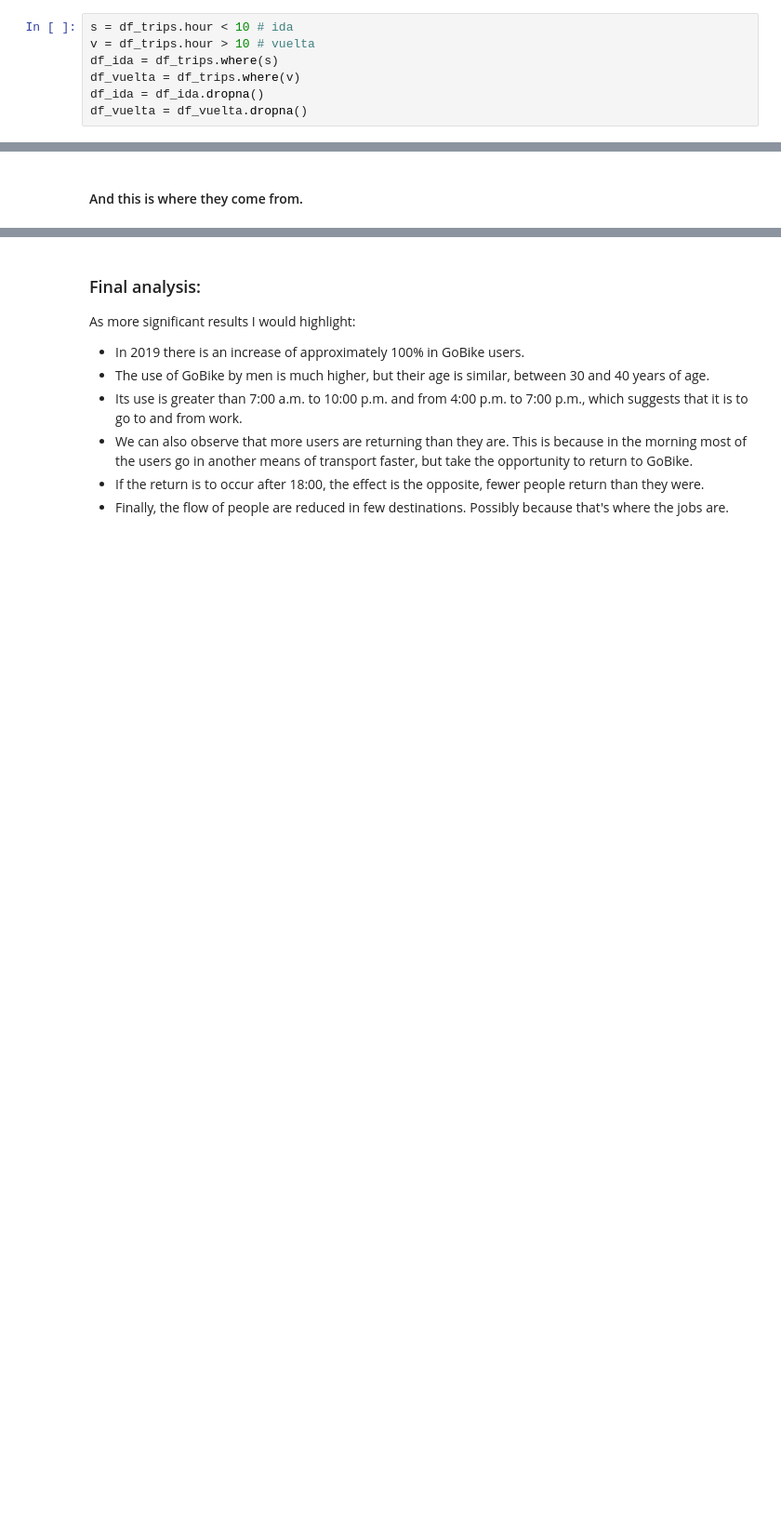
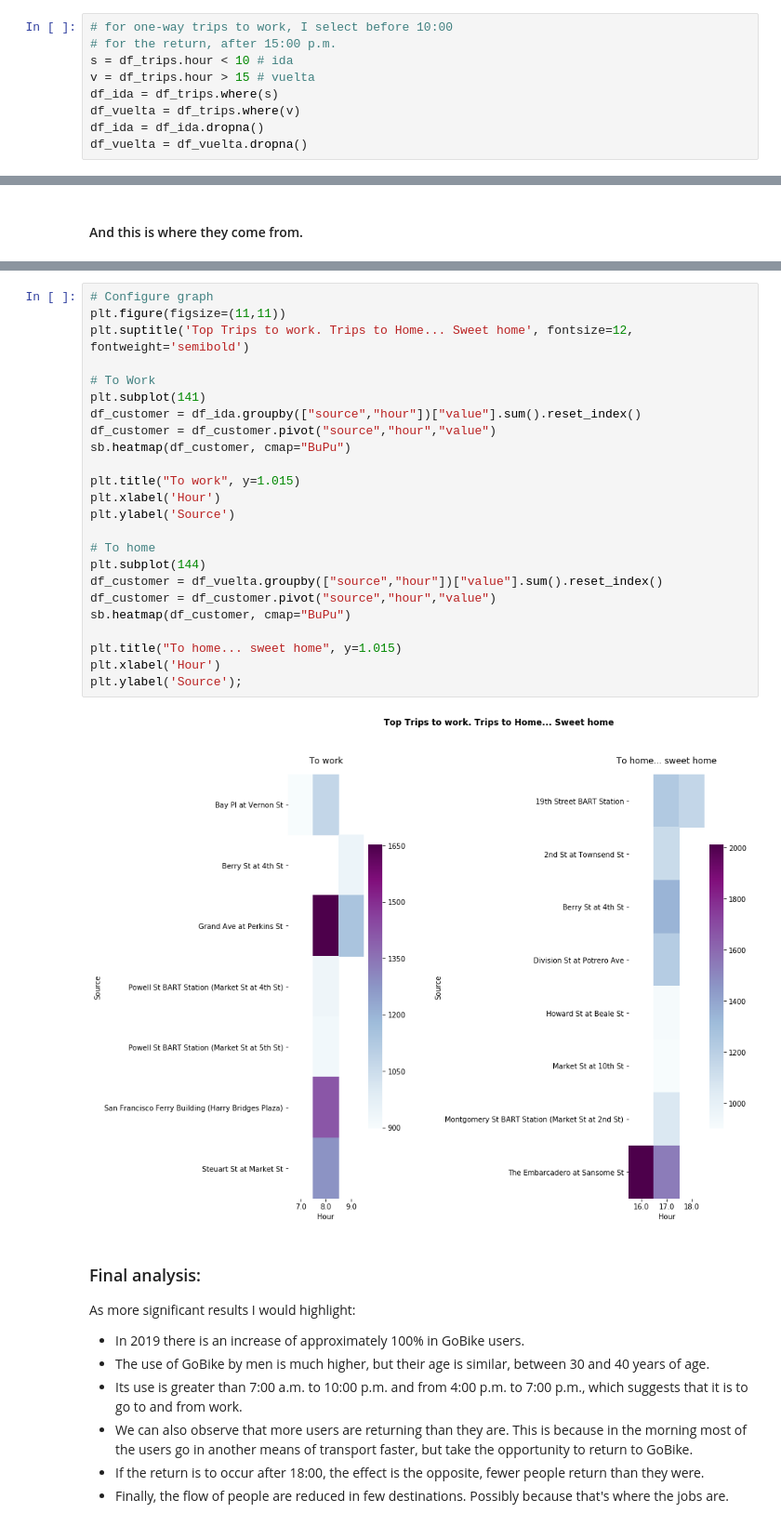
Before and after one commit to apozuelog/Data-visualization-project, a Jupyter notebook: exploration.ipynb, the cells around one changed output, grey strips where cells are left out. Shown at 93% size. Cells and saved outputs as stored; diff of their text form; blank space fills up the shorter version.

```diff
--- a/exploration.ipynb
+++ b/exploration.ipynb
@@ -442,8 +442,10 @@ df_trips.head()
 # %% [markdown]
 #### I check that the trips are usually round trip from work
 # %%
+# for one-way trips to work, I select before 10:00
+# for the return, after 15:00 p.m.
 s = df_trips.hour < 10 # ida
-v = df_trips.hour > 10 # vuelta
+v = df_trips.hour > 15 # vuelta
 df_ida = df_trips.where(s)
 df_vuelta = df_trips.where(v)
 df_ida = df_ida.dropna()
@@ -545,3 +586,29 @@ SankeyWidget(layout=Layout(height='400', width='800'), linkLabelFormat='.1f', li
+# %%
+# Configure graph
+plt.figure(figsize=(11,11))
+plt.suptitle('Top Trips to work. Trips to Home... Sweet home', fontsize=12, fontweight='semibold')
+
+# To Work
+plt.subplot(141)
+df_customer = df_ida.groupby(["source","hour"])["value"].sum().reset_index()
+df_customer = df_customer.pivot("source","hour","value")
+sb.heatmap(df_customer, cmap="BuPu")
+
+plt.title("To work", y=1.015)
+plt.xlabel('Hour')
+plt.ylabel('Source')
+
+# To home
+plt.subplot(144)
+df_customer = df_vuelta.groupby(["source","hour"])["value"].sum().reset_index()
+df_customer = df_customer.pivot("source","hour","value")
+sb.heatmap(df_customer, cmap="BuPu")
+
+plt.title("To home... sweet home", y=1.015)
+plt.xlabel('Hour')
+plt.ylabel('Source');
+# %% [output]
+[figure, added]
 # %% [markdown]
 ### Final analysis:
 
```
Also changed, not shown: parts of 10 cells of this notebook, 3 other files.
